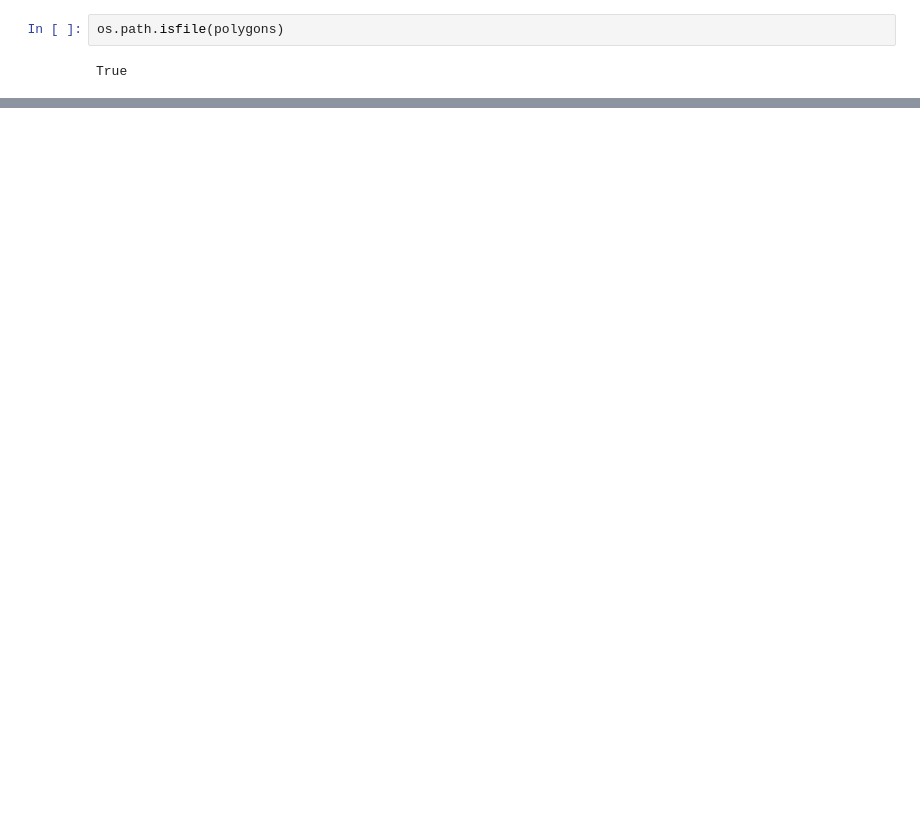
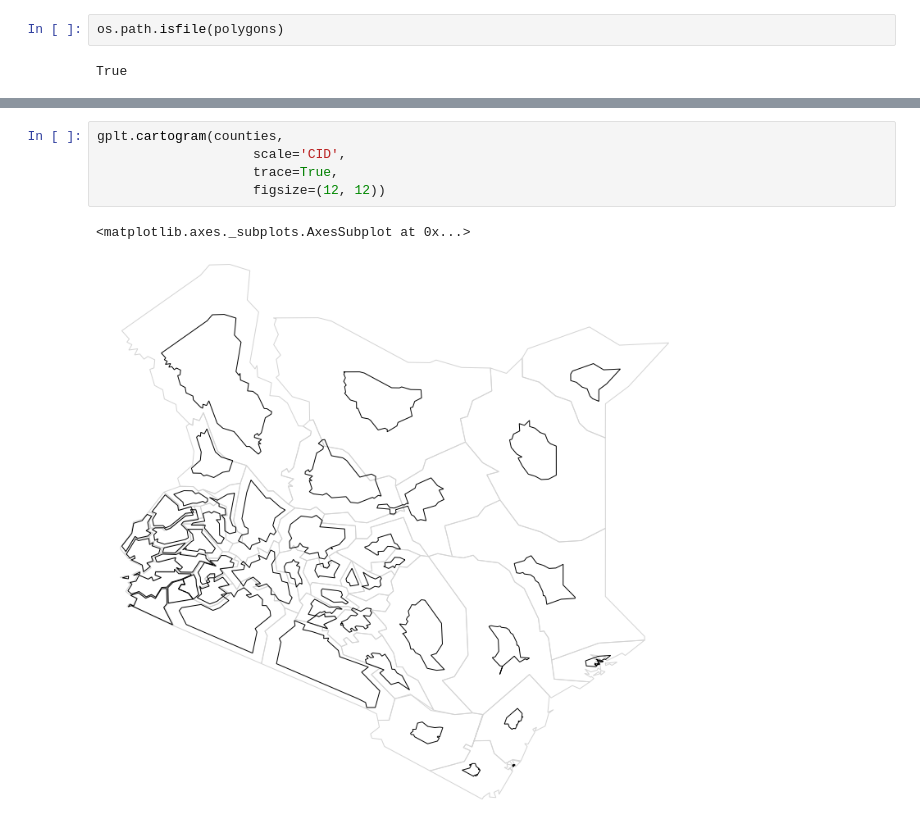
Before and after one commit to deitelberg/Python-projects, a Jupyter notebook: gridmap.ipynb, the cells around one changed output, grey strips where cells are left out. Drawn from its saved outputs; the diff is of its cells as text; blank space fills up the shorter version.

```diff
--- a/gridmap.ipynb
+++ b/gridmap.ipynb
@@ -55,0 +62,8 @@ plt.show()
+# %%
+gplt.cartogram(counties,
+                    scale='CID',
+                    trace=True,
+                    figsize=(12, 12))
+# %% [output]
+<matplotlib.axes._subplots.AxesSubplot at 0x...>
+[figure, added]
```
Also changed, not shown: parts of 5 cells of this notebook, 1 other file.
